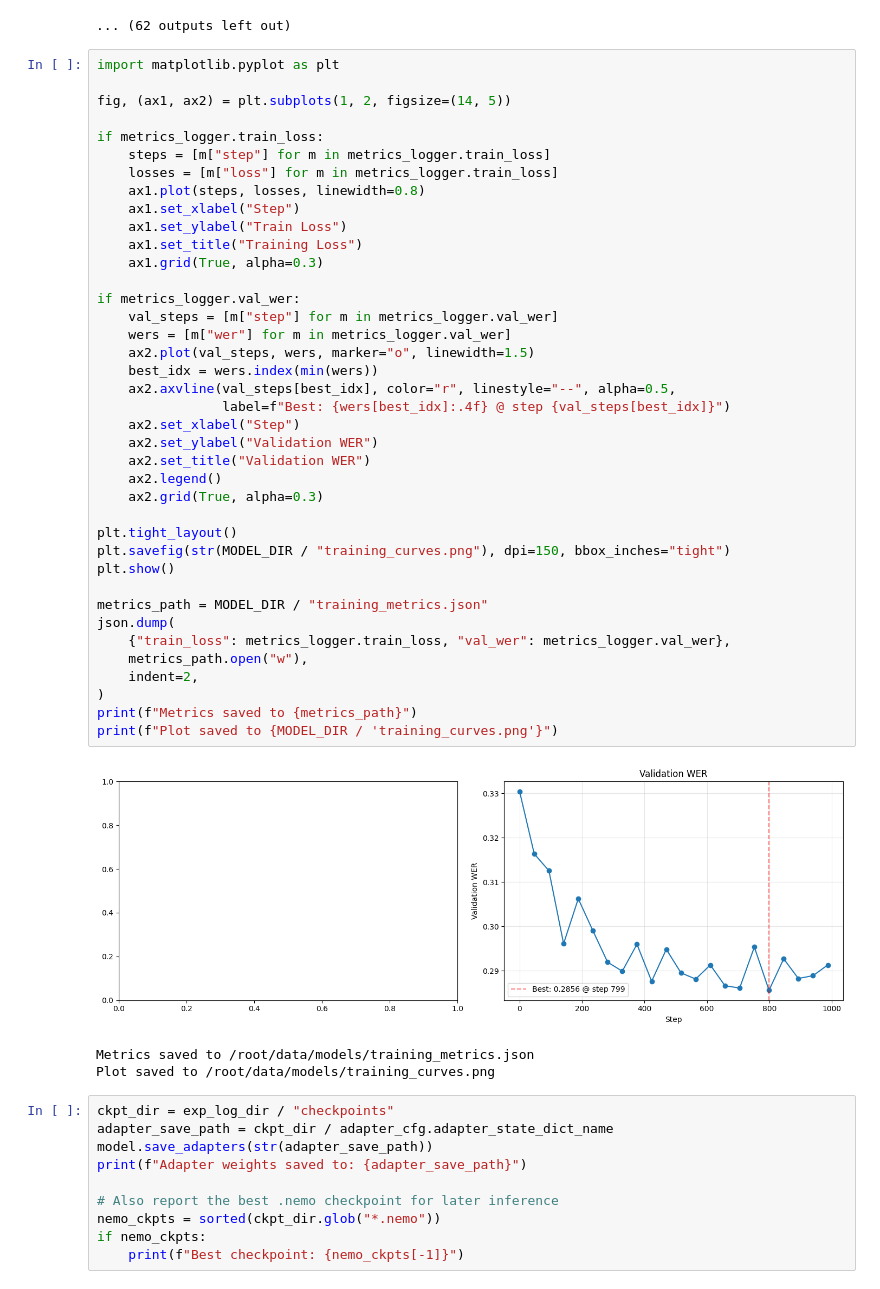
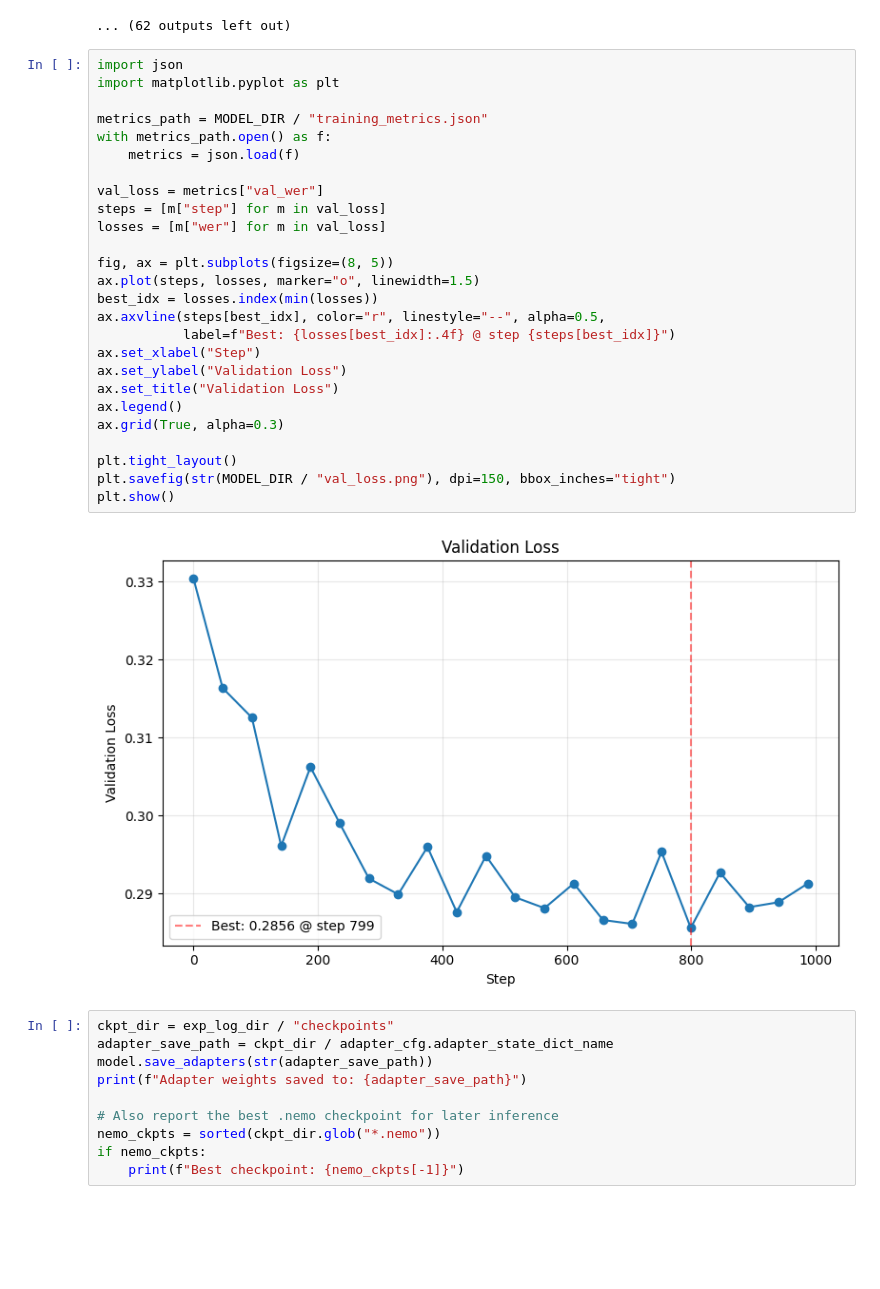
Before and after one commit to Joentze/xdata-datascientist, a Jupyter notebook: asr-train/ycsep_train_3a.ipynb, the cells around one changed output. Drawn from its saved outputs; the diff is of its cells as text; blank space fills up the shorter version.

Commit message:
edited visualisation

```diff
--- a/asr-train/ycsep-train-3a.ipynb
+++ b/asr-train/ycsep_train_3a.ipynb
@@ -490,48 +466,33 @@ Epoch 1, global step 94: 'val_wer' reached 0.31254 (best 0.31254), saving model
 [NeMo I 2026-04-17 09:57:21 wer:338] WER predicted:And there are comments as we speak.
 ... (62 outputs left out)
 # %%
+import json
 import matplotlib.pyplot as plt
 
-fig, (ax1, ax2) = plt.subplots(1, 2, figsize=(14, 5))
+metrics_path = MODEL_DIR / "training_metrics.json"
+with metrics_path.open() as f:
+    metrics = json.load(f)
 
-if metrics_logger.train_loss:
-    steps = [m["step"] for m in metrics_logger.train_loss]
-    losses = [m["loss"] for m in metrics_logger.train_loss]
-    ax1.plot(steps, losses, linewidth=0.8)
-    ax1.set_xlabel("Step")
-    ax1.set_ylabel("Train Loss")
-    ax1.set_title("Training Loss")
-    ax1.grid(True, alpha=0.3)
+val_loss = metrics["val_wer"]
+steps = [m["step"] for m in val_loss]
+losses = [m["wer"] for m in val_loss]
 
-if metrics_logger.val_wer:
-    val_steps = [m["step"] for m in metrics_logger.val_wer]
-    wers = [m["wer"] for m in metrics_logger.val_wer]
-    ax2.plot(val_steps, wers, marker="o", linewidth=1.5)
-    best_idx = wers.index(min(wers))
-    ax2.axvline(val_steps[best_idx], color="r", linestyle="--", alpha=0.5,
-                label=f"Best: {wers[best_idx]:.4f} @ step {val_steps[best_idx]}")
-    ax2.set_xlabel("Step")
-    ax2.set_ylabel("Validation WER")
-    ax2.set_title("Validation WER")
-    ax2.legend()
-    ax2.grid(True, alpha=0.3)
+fig, ax = plt.subplots(figsize=(8, 5))
+ax.plot(steps, losses, marker="o", linewidth=1.5)
+best_idx = losses.index(min(losses))
+ax.axvline(steps[best_idx], color="r", linestyle="--", alpha=0.5,
+           label=f"Best: {losses[best_idx]:.4f} @ step {steps[best_idx]}")
+ax.set_xlabel("Step")
+ax.set_ylabel("Validation Loss")
+ax.set_title("Validation Loss")
+ax.legend()
+ax.grid(True, alpha=0.3)
 
 plt.tight_layout()
-plt.savefig(str(MODEL_DIR / "training_curves.png"), dpi=150, bbox_inches="tight")
+plt.savefig(str(MODEL_DIR / "val_loss.png"), dpi=150, bbox_inches="tight")
 plt.show()
-
-metrics_path = MODEL_DIR / "training_metrics.json"
-json.dump(
-    {"train_loss": metrics_logger.train_loss, "val_wer": metrics_logger.val_wer},
-    metrics_path.open("w"),
-    indent=2,
-)
-print(f"Metrics saved to {metrics_path}")
-print(f"Plot saved to {MODEL_DIR / 'training_curves.png'}")
 # %% [output]
-[figure, old version]
+[figure, new version]
-Metrics saved to /root/data/models/training_metrics.json
-Plot saved to /root/data/models/training_curves.png
 # %%
 ckpt_dir = exp_log_dir / "checkpoints"
 adapter_save_path = ckpt_dir / adapter_cfg.adapter_state_dict_name
```
Also changed, not shown: parts of 5 cells of this notebook, 1 other file.
